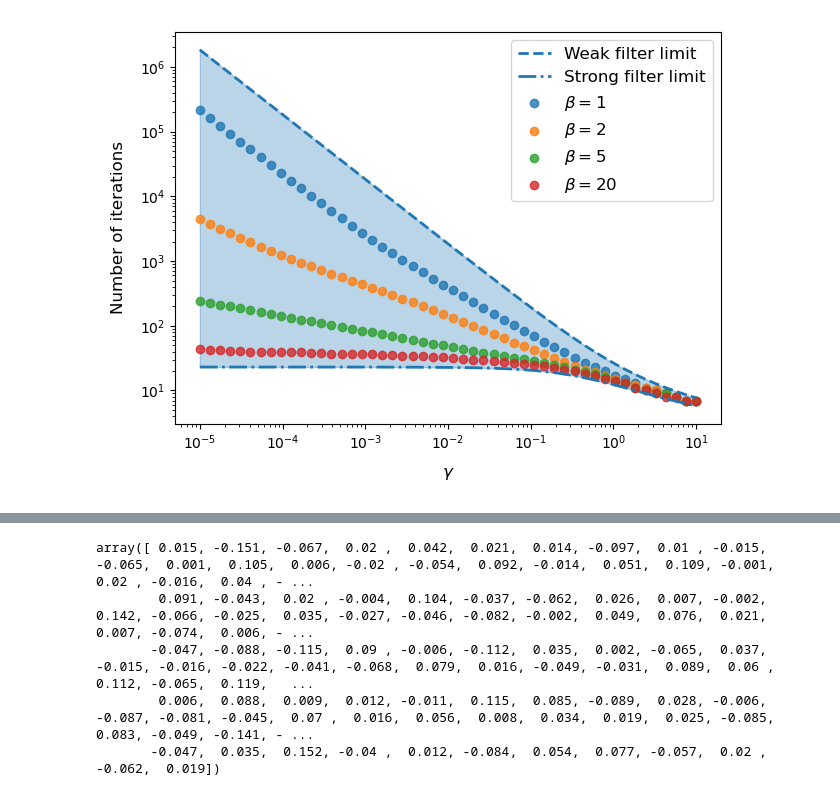
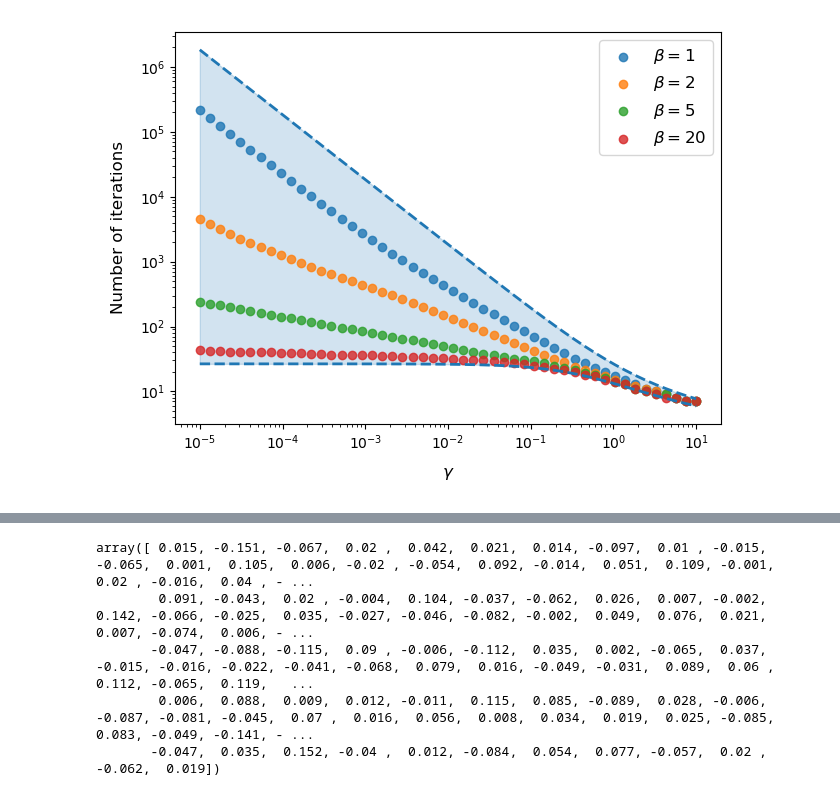
Before and after one commit to nickelnine37/ThesisCode, a Jupyter notebook: Chapter 4/4.3.ipynb, the cells around one changed output, grey strips where cells are left out. Cells and saved outputs as stored; diff of their text form; code cells hidden in the pictures.

```diff
--- a/Chapter 4/4.3.ipynb
+++ b/Chapter 4/4.3.ipynb
@@ -711,12 +733,14 @@ def make_it_gamma_plot():
 
     ep = 1e-8
 
+    m = 0.5
+
     y1 = -np.log(ep) / np.log(1 + gs)
-    y2 = -np.log(ep) / (np.log(1 + gs) + 0.8)
+    y2 = -np.log(ep) / (np.log(1 + gs) - np.log(m))
 
-    plt.plot(gs, y1, color='tab:blue', ls='--', lw=2, label=r'Weak filter limit')
-    plt.plot(gs, y2, color='tab:blue', ls='-.', lw=2, label=r'Strong filter limit')
-    plt.fill_between(gs, y1, y2, alpha=0.3,  color='tab:blue')
+    plt.plot(gs, y1, color='tab:blue', ls='--', lw=2)
+    plt.plot(gs, y2, color='tab:blue', ls='--', lw=2)
+    plt.fill_between(gs, y1, y2, alpha=0.2,  color='tab:blue')
 
     N = 16
     T = 16
@@ -737,36 +761,36 @@ def make_it_gamma_plot():
 
         for gamma in gs:
 
             G = g(lamN[:, None], lamT[None, :], beta, beta)
             J = G ** 2 / (G ** 2 + gamma)
             DJ = np.diag(vec(J))
             lamV, V = np.linalg.eig(U @ DJ @ U.T @ DS_)
 
             E = mat(DS_ @ V[:, np.argmax(lamV)], (N, T))
 
             E /= np.linalg.norm(vec(E))
 
             i = 0
             while (E ** 2).sum() ** 0.5 > ep:
 
                 E = UN @ (J * (UN.T @ (S_ * E) @ UT)) @ UT.T
                 i += 1
 
             its[beta].append(i)
 
         plt.scatter(gs, its[beta], label=r'$\beta = ' + str(beta) + '$', alpha=0.8)
 
 
     plt.legend(fontsize='large')
     plt.xlabel(r'$\gamma$', size='large', labelpad=10)
     plt.ylabel('Number of iterations', size='large', labelpad=10)
     plt.xscale('log')
     plt.yscale('log')
     plt.tight_layout()
 
-    plt.savefig('it_gamma_plot.pdf')
+    # plt.savefig('it_gamma_plot.pdf')
+
+make_it_gamma_plot()
+# %% [output]
+[figure, added]
-# %%
-make_it_gamma_plot()
-# %% [output]
-[figure, removed]
 # %%
```
Also changed, not shown: parts of 17 cells of this notebook, 6 other files.
